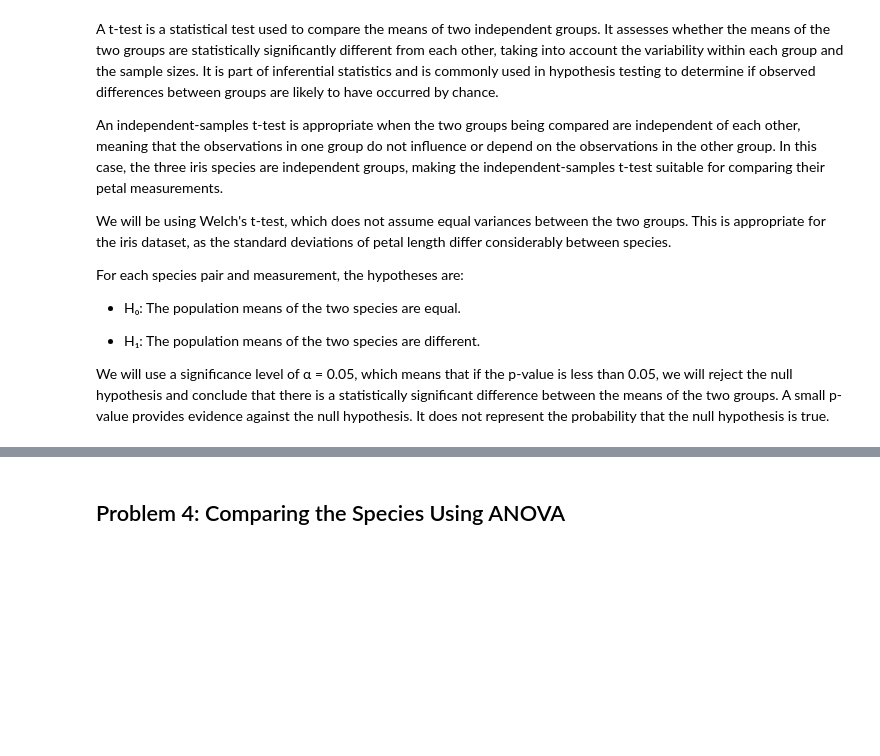
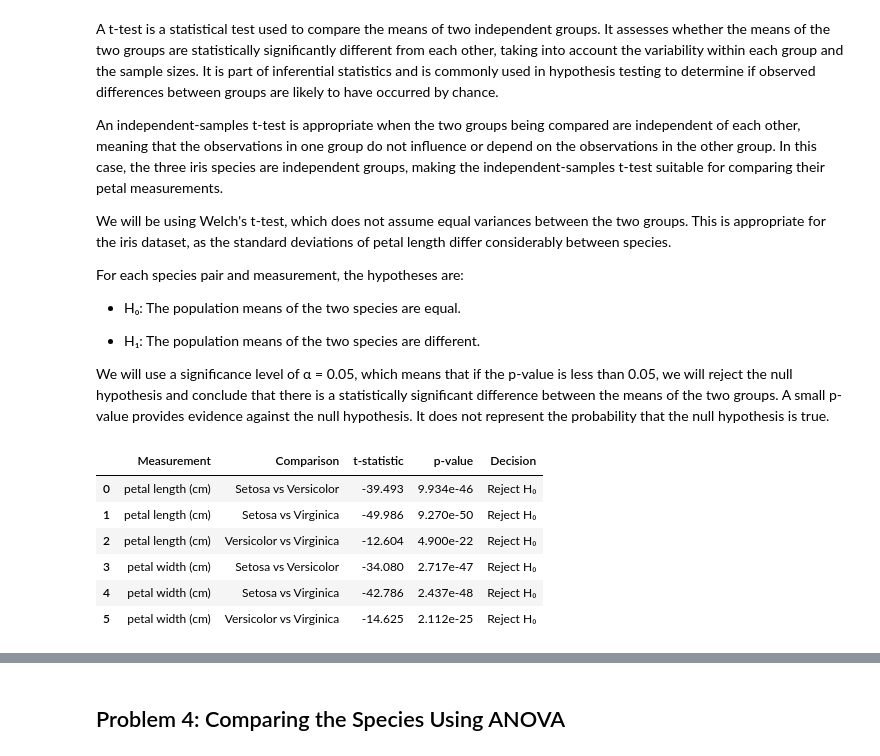
Before and after one commit to AnnaLozenko/applied-statistics, a Jupyter notebook: problems.ipynb, the cells around one changed output, grey strips where cells are left out. Cells and saved outputs as stored; diff of their text form; code cells hidden in the pictures; blank space fills up the shorter version.

Commit message:
Made some corrections to the code, built a data frame that summarizes the results of the t-test for all flowers and each species.

```diff
--- a/problems.ipynb
+++ b/problems.ipynb
@@ -400,9 +493,9 @@ species_data = {
 # %%
 # create a list of species pairs
 species_pairs = [
-    ("Setosa", setosa),
-    ("Versicolor", versicolor),
-    ("Virginica", virginica),
+    ("Setosa", "Versicolor"),
+    ("Setosa", "Virginica"),
+    ("Versicolor", "Virginica"),
 ]
 # %%
 # define the measurements to be compared
@@ -440,3 +533,15 @@ for measurement in measurements:
             "p-value": f"{p_value:.3e}",
             "Decision": decision
         })
+# %%
+# create a DataFrame to display the results of the t-tests
+t_test_df = pd.DataFrame(t_test_results)
+display(t_test_df)
+# %% [output]
+|  | Measurement | Comparison | t-statistic | p-value | Decision |
+| 0 | petal length (cm) | Setosa vs Versicolor | -39.493 | 9.934e-46 | Reject H₀ |
+| 1 | petal length (cm) | Setosa vs Virginica | -49.986 | 9.270e-50 | Reject H₀ |
+| 2 | petal length (cm) | Versicolor vs Virginica | -12.604 | 4.900e-22 | Reject H₀ |
+| 3 | petal width (cm) | Setosa vs Versicolor | -34.080 | 2.717e-47 | Reject H₀ |
+| 4 | petal width (cm) | Setosa vs Virginica | -42.786 | 2.437e-48 | Reject H₀ |
+| 5 | petal width (cm) | Versicolor vs Virginica | -14.625 | 2.112e-25 | Reject H₀ |
```
Also changed, not shown: parts of 28 cells of this notebook.
